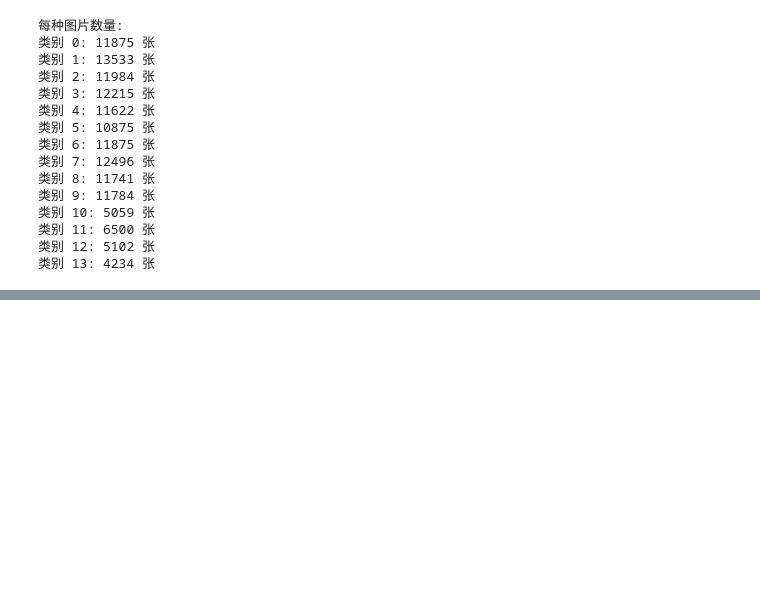
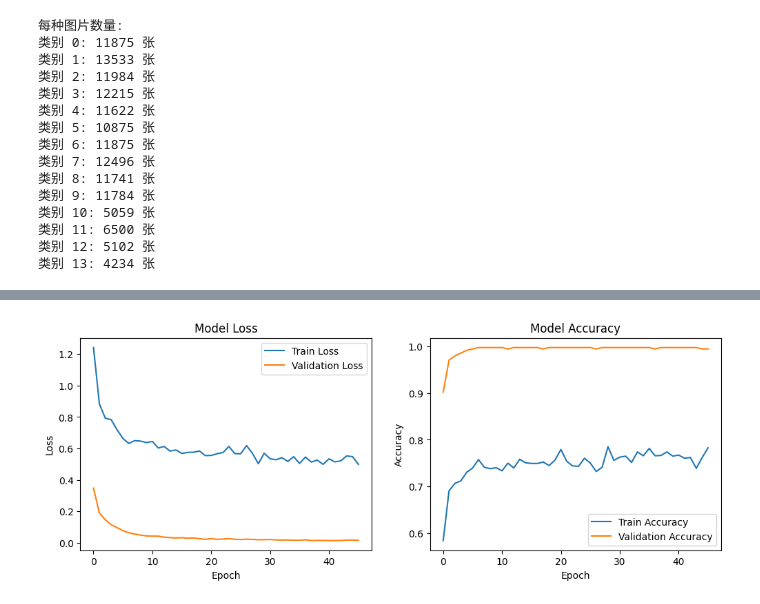
Before and after one commit to liux-pro/Ai-Arithmetic, a Jupyter notebook: train/good-mnist.ipynb, the cells around one changed output, grey strips where cells are left out. Saved outputs shown, nothing was run; the diff lists cells and outputs as text; code cells hidden in the pictures; blank space fills up the shorter version.

```diff
--- a/train/good-mnist.ipynb
+++ b/train/good-mnist.ipynb
@@ -373,0 +519,6 @@ for label, error_rate in error_rates.items():
+# %%
+x_train = x_train.reshape(x_train.shape[0], x_train.shape[1], x_train.shape[2], 1) / 255
+x_test = x_test.reshape(x_test.shape[0], x_test.shape[1], x_test.shape[2], 1) / 255
+
+y_train = to_categorical(y_train, num_classes=NUM)
+y_test = to_categorical(y_test, num_classes=NUM)
@@ -373,0 +643,29 @@ for label, error_rate in error_rates.items():
+# %%
+
+# 绘制训练和验证的损失和准确率曲线
+def plot_training_history(history):
+    # 绘制训练 & 验证损失值
+    plt.figure(figsize=(12, 4))
+    plt.subplot(1, 2, 1)
+    plt.plot(history.history['loss'], label='Train Loss')
+    plt.plot(history.history['val_loss'], label='Validation Loss')
+    plt.title('Model Loss')
+    plt.xlabel('Epoch')
+    plt.ylabel('Loss')
+    plt.legend(loc='upper right')
+
+    # 绘制训练 & 验证准确率值
+    plt.subplot(1, 2, 2)
+    plt.plot(history.history['categorical_accuracy'], label='Train Accuracy')
+    plt.plot(history.history['val_categorical_accuracy'], label='Validation Accuracy')
+    plt.title('Model Accuracy')
+    plt.xlabel('Epoch')
+    plt.ylabel('Accuracy')
+    plt.legend(loc='lower right')
+
+    plt.show()
+
+
+plot_training_history(history)
+# %% [output]
+[figure, added]
```
Also changed, not shown: parts of 19 cells of this notebook, 1 other file.
